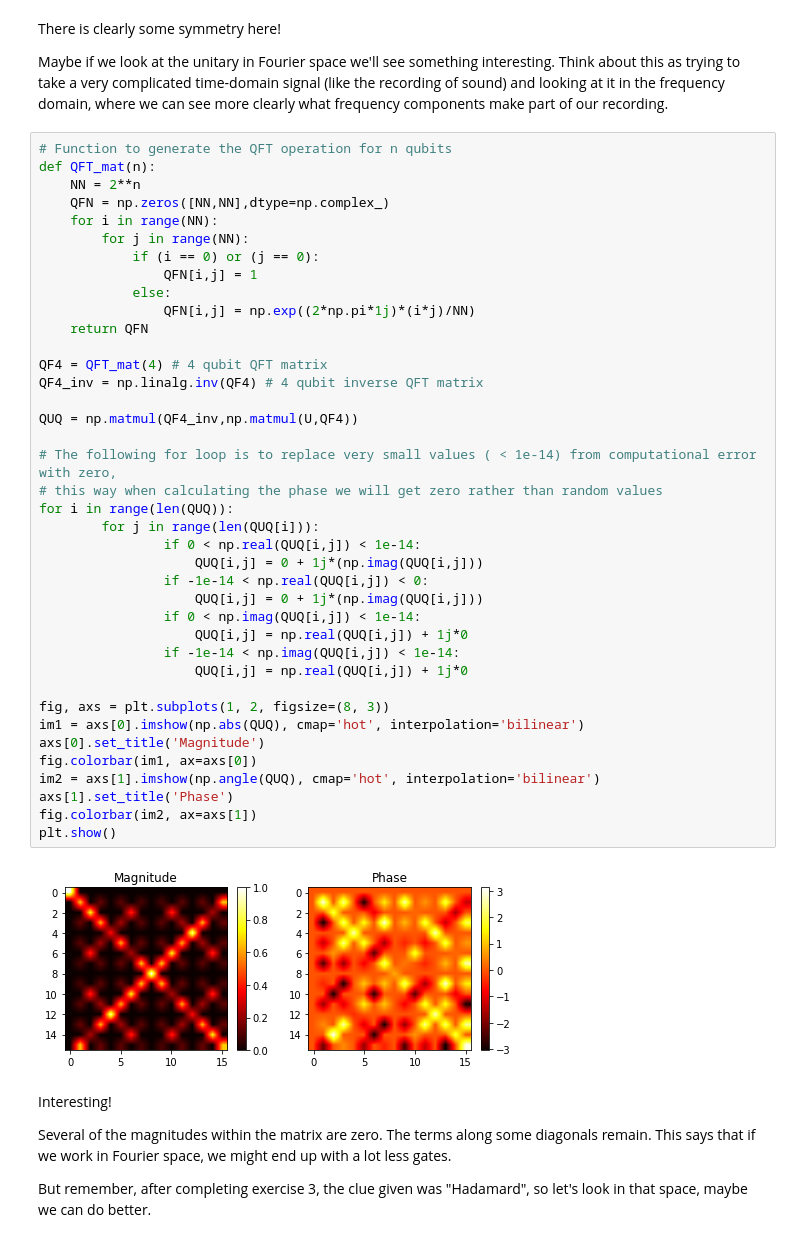
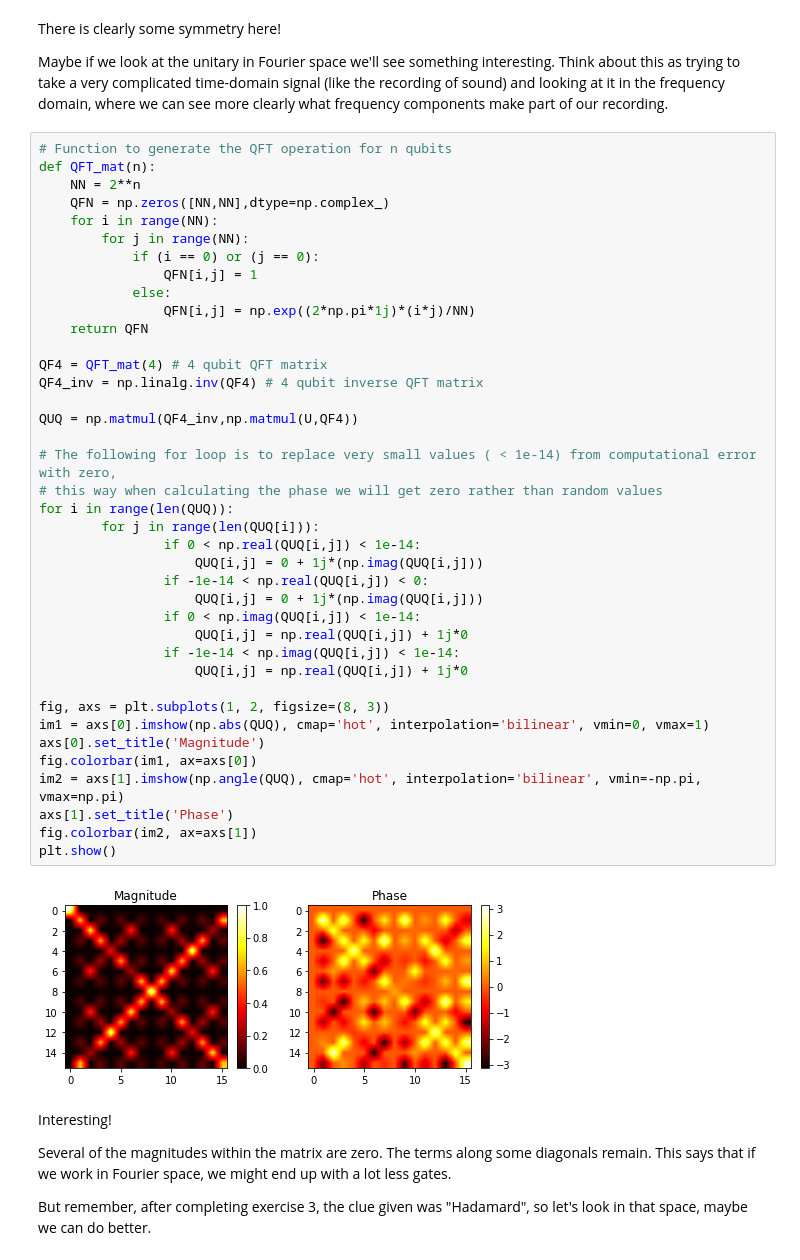
Before and after one commit to diemilio/IBM_2020Challenge_Solutions, a Jupyter notebook: Challenge4_CircuitDecomposition_Solution.ipynb, the cells around one changed output. Cells and saved outputs as stored; diff of their text form.

```diff
--- a/Challenge4_CircuitDecomposition_Solution.ipynb
+++ b/Challenge4_CircuitDecomposition_Solution.ipynb
@@ -123,36 +123,36 @@ def QFT_mat(n):
                 QFN[i,j] = 1
             else:
                 QFN[i,j] = np.exp((2*np.pi*1j)*(i*j)/NN)
     return QFN
 
 QF4 = QFT_mat(4) # 4 qubit QFT matrix
 QF4_inv = np.linalg.inv(QF4) # 4 qubit inverse QFT matrix
 
 QUQ = np.matmul(QF4_inv,np.matmul(U,QF4))
 
 # The following for loop is to replace very small values ( < 1e-14) from computational error with zero,
 # this way when calculating the phase we will get zero rather than random values
 for i in range(len(QUQ)):
         for j in range(len(QUQ[i])):
                 if 0 < np.real(QUQ[i,j]) < 1e-14:
                     QUQ[i,j] = 0 + 1j*(np.imag(QUQ[i,j]))
                 if -1e-14 < np.real(QUQ[i,j]) < 0:
                     QUQ[i,j] = 0 + 1j*(np.imag(QUQ[i,j]))
                 if 0 < np.imag(QUQ[i,j]) < 1e-14:
                     QUQ[i,j] = np.real(QUQ[i,j]) + 1j*0
                 if -1e-14 < np.imag(QUQ[i,j]) < 1e-14:
                     QUQ[i,j] = np.real(QUQ[i,j]) + 1j*0
 
 fig, axs = plt.subplots(1, 2, figsize=(8, 3))
-im1 = axs[0].imshow(np.abs(QUQ), cmap='hot', interpolation='bilinear')
+im1 = axs[0].imshow(np.abs(QUQ), cmap='hot', interpolation='bilinear', vmin=0, vmax=1)
 axs[0].set_title('Magnitude')
 fig.colorbar(im1, ax=axs[0])
-im2 = axs[1].imshow(np.angle(QUQ), cmap='hot', interpolation='bilinear')
+im2 = axs[1].imshow(np.angle(QUQ), cmap='hot', interpolation='bilinear', vmin=-np.pi, vmax=np.pi)
 axs[1].set_title('Phase')
 fig.colorbar(im2, ax=axs[1])
 plt.show()
 # %% [output]
-[figure, old version]
+[figure, new version]
 # %% [markdown]
 Interesting!
 
```
Also changed, not shown: parts of 2 cells of this notebook.
